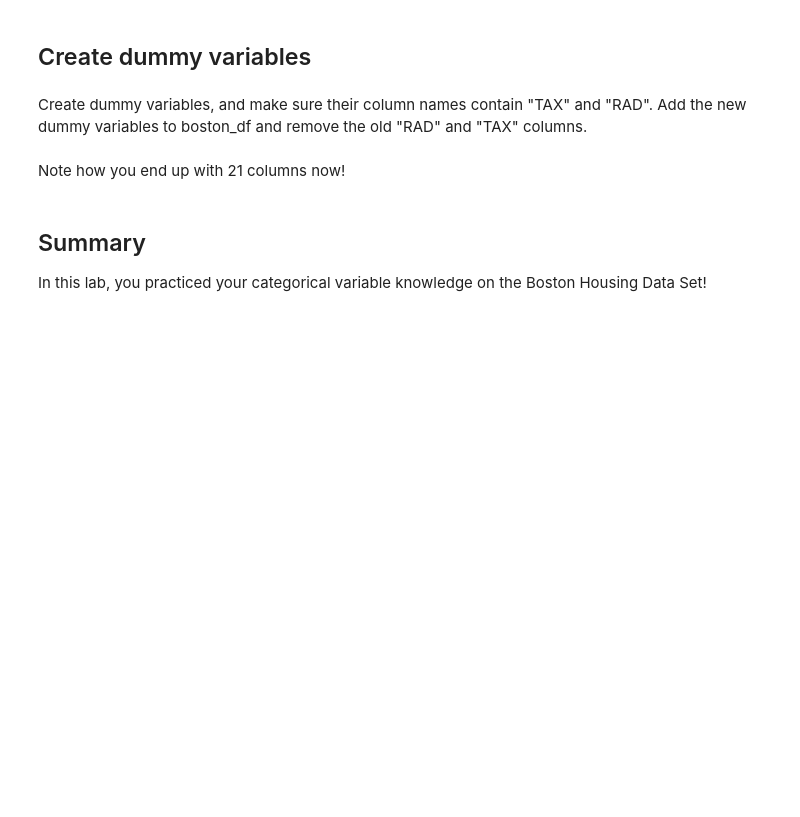
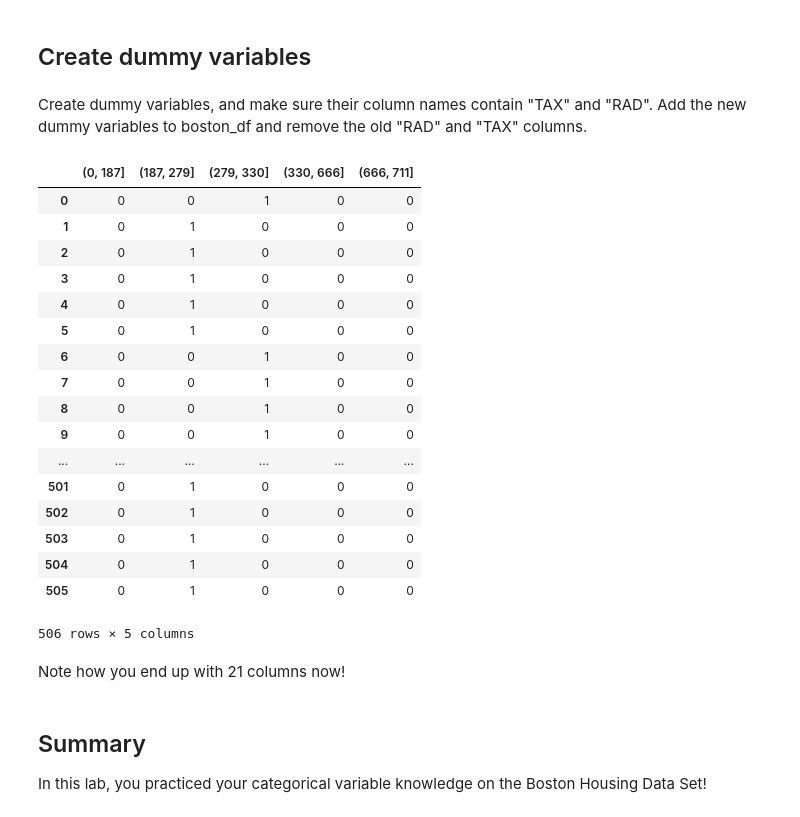
Before and after one commit to AlecMorgan/dsc-1-11-05-dealing-with-categorical-variables-lab-seattle-ds-career-040119, a Jupyter notebook: index.ipynb, the cells around one changed output. Saved outputs shown, nothing was run; the diff lists cells and outputs as text; code cells hidden in the pictures; blank space fills up the shorter version.

```diff
--- a/index.ipynb
+++ b/index.ipynb
@@ -294,6 +294,27 @@ Create dummy variables, and make sure their column names contain "TAX" and "RAD"
 # %%
 dummy_tax = pd.get_dummies(boston_df['TAX'])
 dummy_rad = pd.get_dummies(boston_df['RAD'])
+# %%
+dummy_tax
+# %% [output]
+|  | (0, 187] | (187, 279] | (279, 330] | (330, 666] | (666, 711] |
+| 0 | 0 | 0 | 1 | 0 | 0 |
+| 1 | 0 | 1 | 0 | 0 | 0 |
+| 2 | 0 | 1 | 0 | 0 | 0 |
+| 3 | 0 | 1 | 0 | 0 | 0 |
+| 4 | 0 | 1 | 0 | 0 | 0 |
+| 5 | 0 | 1 | 0 | 0 | 0 |
+| 6 | 0 | 0 | 1 | 0 | 0 |
+| 7 | 0 | 0 | 1 | 0 | 0 |
+| 8 | 0 | 0 | 1 | 0 | 0 |
+| 9 | 0 | 0 | 1 | 0 | 0 |
+| ... | ... | ... | ... | ... | ... |
+| 501 | 0 | 1 | 0 | 0 | 0 |
+| 502 | 0 | 1 | 0 | 0 | 0 |
+| 503 | 0 | 1 | 0 | 0 | 0 |
+| 504 | 0 | 1 | 0 | 0 | 0 |
+| 505 | 0 | 1 | 0 | 0 | 0 |
+506 rows × 5 columns
 # %% [markdown]
 Note how you end up with 21 columns now!
 # %% [markdown]
```
